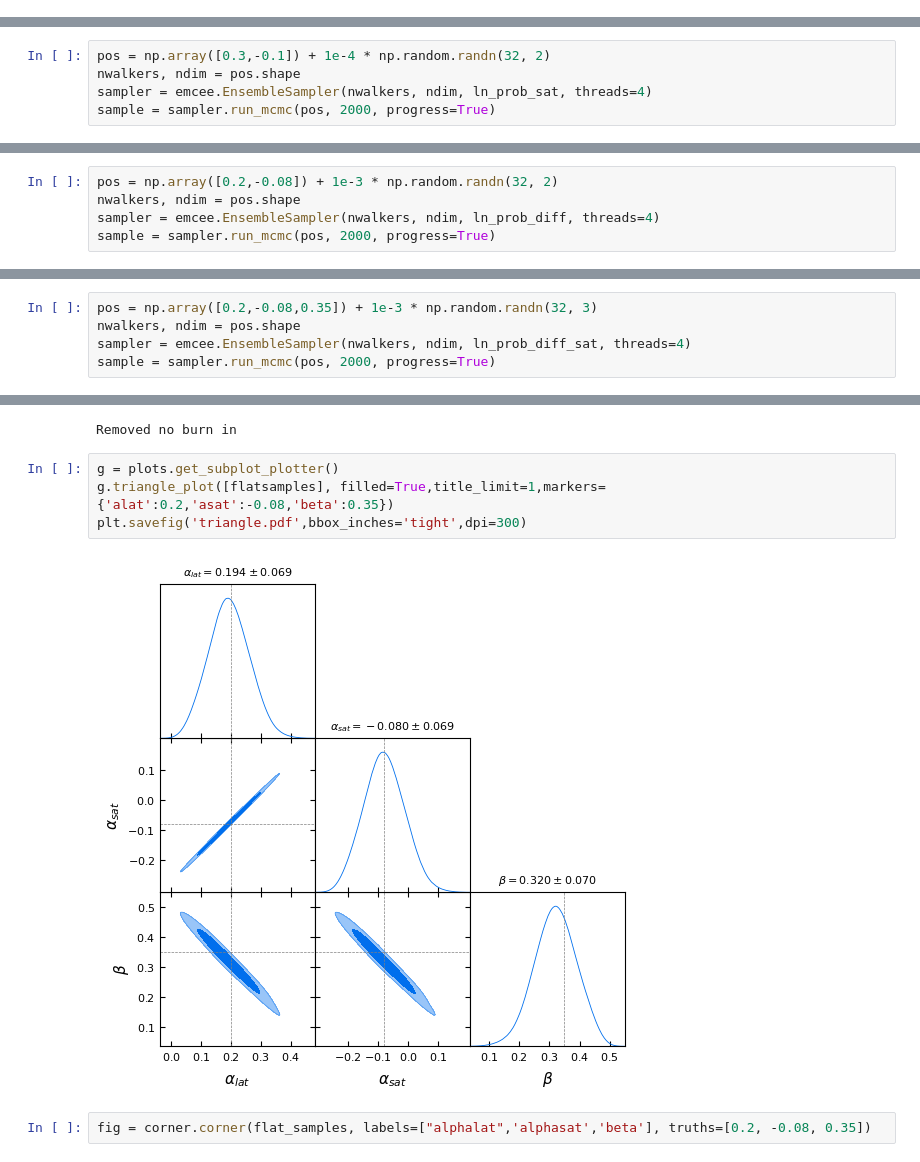
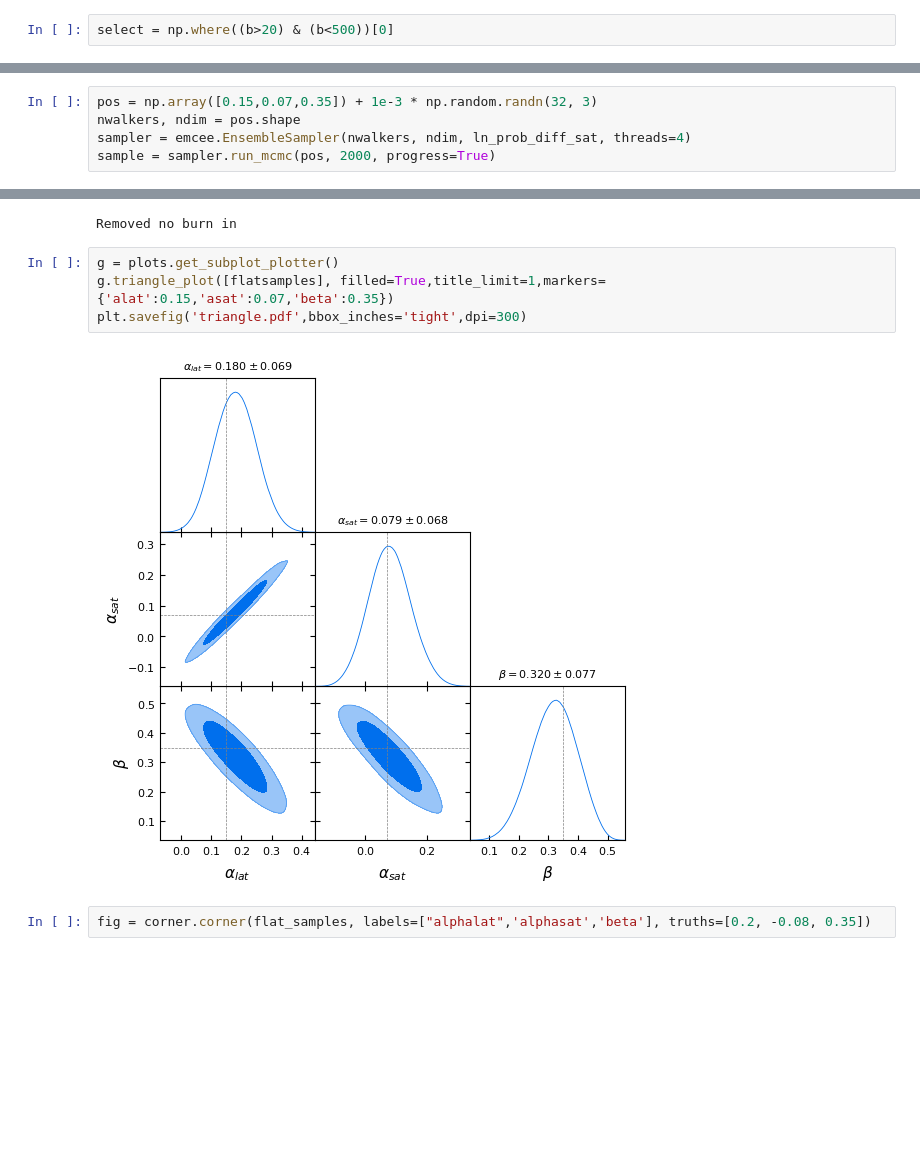
Before and after one commit to antolonappan/solat_cb, a Jupyter notebook: notebooks/calibration.ipynb, the cells around one changed output, grey strips where cells are left out. Saved outputs shown, nothing was run; the diff lists cells and outputs as text; blank space fills up the shorter version.

```diff
--- a/notebooks/calibration.ipynb
+++ b/notebooks/calibration.ipynb
@@ -86 +97,3 @@ CMB : INFO - Isotropic cosmic birefringence model selected
+# %%
+select = np.where((b>20) & (b<500))[0]
 # %%
@@ -115,5 +133,5 @@ def ln_prob_sat(theta):
 # %%
-pos = np.array([0.3,-0.1]) + 1e-4 * np.random.randn(32, 2)
+pos = np.array([0.15,0.07,0.35]) + 1e-3 * np.random.randn(32, 3)
 nwalkers, ndim = pos.shape
-sampler = emcee.EnsembleSampler(nwalkers, ndim, ln_prob_sat, threads=4)
+sampler = emcee.EnsembleSampler(nwalkers, ndim, ln_prob_diff_sat, threads=4)
 sample = sampler.run_mcmc(pos, 2000, progress=True)
@@ -159,5 +137,0 @@ def ln_prob_diff(theta):
-# %%
-pos = np.array([0.2,-0.08]) + 1e-3 * np.random.randn(32, 2)
-nwalkers, ndim = pos.shape
-sampler = emcee.EnsembleSampler(nwalkers, ndim, ln_prob_diff, threads=4)
-sample = sampler.run_mcmc(pos, 2000, progress=True)
@@ -210,8 +138,3 @@ def ln_prob_diff_sat(theta):
-# %%
-pos = np.array([0.2,-0.08,0.35]) + 1e-3 * np.random.randn(32, 3)
-nwalkers, ndim = pos.shape
-sampler = emcee.EnsembleSampler(nwalkers, ndim, ln_prob_diff_sat, threads=4)
-sample = sampler.run_mcmc(pos, 2000, progress=True)
 # %%
 flat_samples = sampler.get_chain(discard=100, thin=15, flat=True)
 # %%
@@ -220,10 +143,10 @@ flatsamples = MCSamples(samples=flat_samples,names = ['alat','asat','beta'], lab
 Removed no burn in
 # %%
 g = plots.get_subplot_plotter()
-g.triangle_plot([flatsamples], filled=True,title_limit=1,markers={'alat':0.2,'asat':-0.08,'beta':0.35})
+g.triangle_plot([flatsamples], filled=True,title_limit=1,markers={'alat':0.15,'asat':0.07,'beta':0.35})
 plt.savefig('triangle.pdf',bbox_inches='tight',dpi=300)
 # %% [output]
-[figure, old version]
+[figure, new version]
 # %%
 fig = corner.corner(flat_samples, labels=["alphalat",'alphasat','beta'], truths=[0.2, -0.08, 0.35])
 # %% [output]
```
Also changed, not shown: parts of 15 cells of this notebook.
